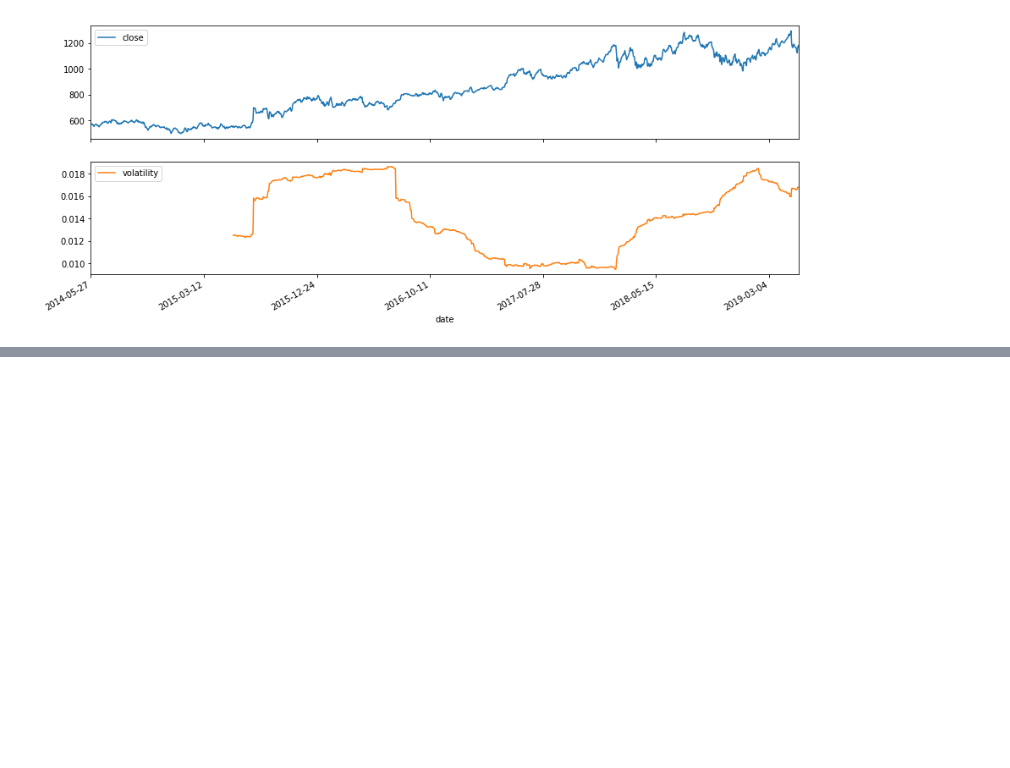
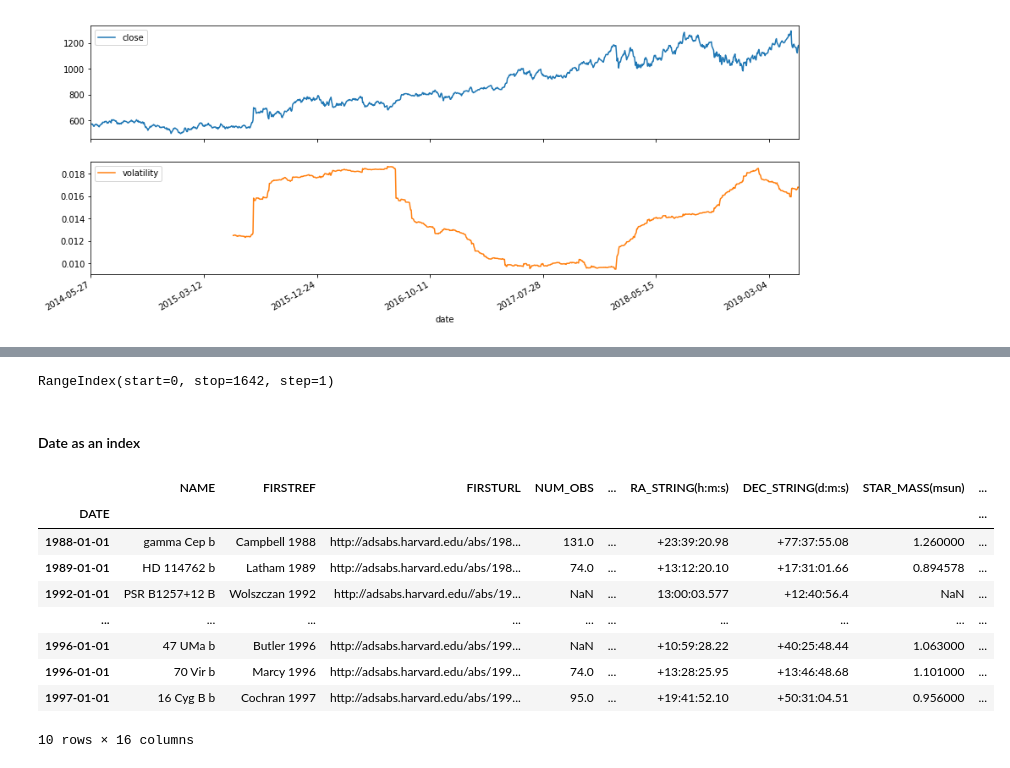
Before and after one commit to mandliya/ml, a Jupyter notebook: data_wrangling/pandas/pandas_handson.ipynb, the cells around one changed output, grey strips where cells are left out. Saved outputs shown, nothing was run; the diff lists cells and outputs as text; code cells hidden in the pictures; blank space fills up the shorter version.

Commit message:
More pandas functionality in notebook

```diff
--- a/data_wrangling/pandas/pandas_handson.ipynb
+++ b/data_wrangling/pandas/pandas_handson.ipynb
@@ -734,0 +869,12 @@ array([<matplotlib.axes._subplots.AxesSubplot object at 0x...>,
+# %%
+# Necessary imports
+import pandas as pd
+import numpy as np
+%matplotlib inline
+
+# Some Jupyter notebook options for better readability
+pd.options.display.max_rows = 6
+pd.options.display.max_columns = 8
+
+# Let us check the above settings
+pd.__version__
@@ -734,0 +895,4 @@ array([<matplotlib.axes._subplots.AxesSubplot object at 0x...>,
+# %%
+filename = "data/exoplanets.csv"
+data = pd.read_csv(filename)
+print(type(data))
@@ -734,0 +908,20 @@ array([<matplotlib.axes._subplots.AxesSubplot object at 0x...>,
+# %%
+data.index
+# %% [output]
+RangeIndex(start=0, stop=1642, step=1)
+# %% [markdown]
+#### Date as an index
+# %%
+data = pd.read_csv(filename, parse_dates=True, index_col='DATE')
+data.head(10)
+# %% [output]
+|  | NAME | FIRSTREF | FIRSTURL | NUM_OBS | ... | RA_STRING(h:m:s) | DEC_STRING(d:m:s) | STAR_MASS(msun) | ... |
+| DATE |  |  |  |  |  |  |  |  | ... |
+| 1988-01-01 | gamma Cep b | Campbell 1988 | http://adsabs.harvard.edu/abs/198... | 131.0 | ... | +23:39:20.98 | +77:37:55.08 | 1.260000 | ... |
+| 1989-01-01 | HD 114762 b | Latham 1989 | http://adsabs.harvard.edu/abs/198... | 74.0 | ... | +13:12:20.10 | +17:31:01.66 | 0.894578 | ... |
+| 1992-01-01 | PSR B1257+12 B | Wolszczan 1992 | http://adsabs.harvard.edu//abs/19... | NaN | ... | 13:00:03.577 | +12:40:56.4 | NaN | ... |
+| ... | ... | ... | ... | ... | ... | ... | ... | ... | ... |
+| 1996-01-01 | 47 UMa b | Butler 1996 | http://adsabs.harvard.edu/abs/199... | NaN | ... | +10:59:28.22 | +40:25:48.44 | 1.063000 | ... |
+| 1996-01-01 | 70 Vir b | Marcy 1996 | http://adsabs.harvard.edu/abs/199... | 74.0 | ... | +13:28:25.95 | +13:46:48.68 | 1.101000 | ... |
+| 1997-01-01 | 16 Cyg B b | Cochran 1997 | http://adsabs.harvard.edu/abs/199... | 95.0 | ... | +19:41:52.10 | +50:31:04.51 | 0.956000 | ... |
+10 rows × 16 columns
```
Also changed, not shown: parts of 40 cells of this notebook.
